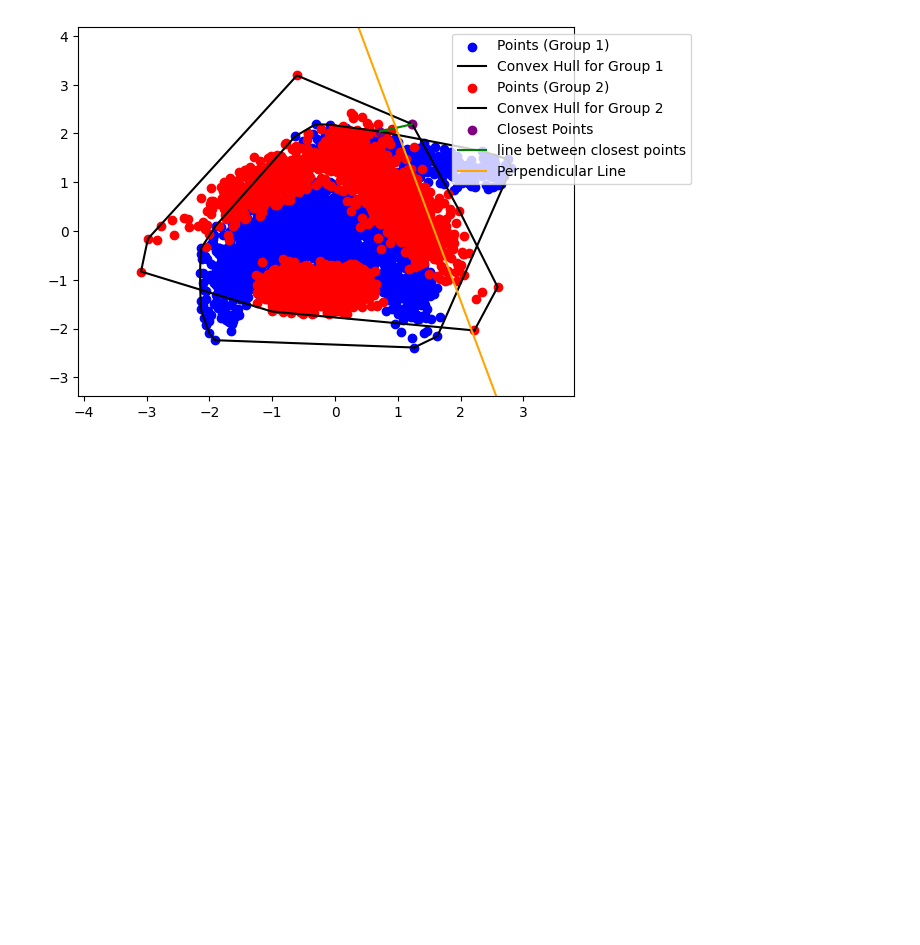
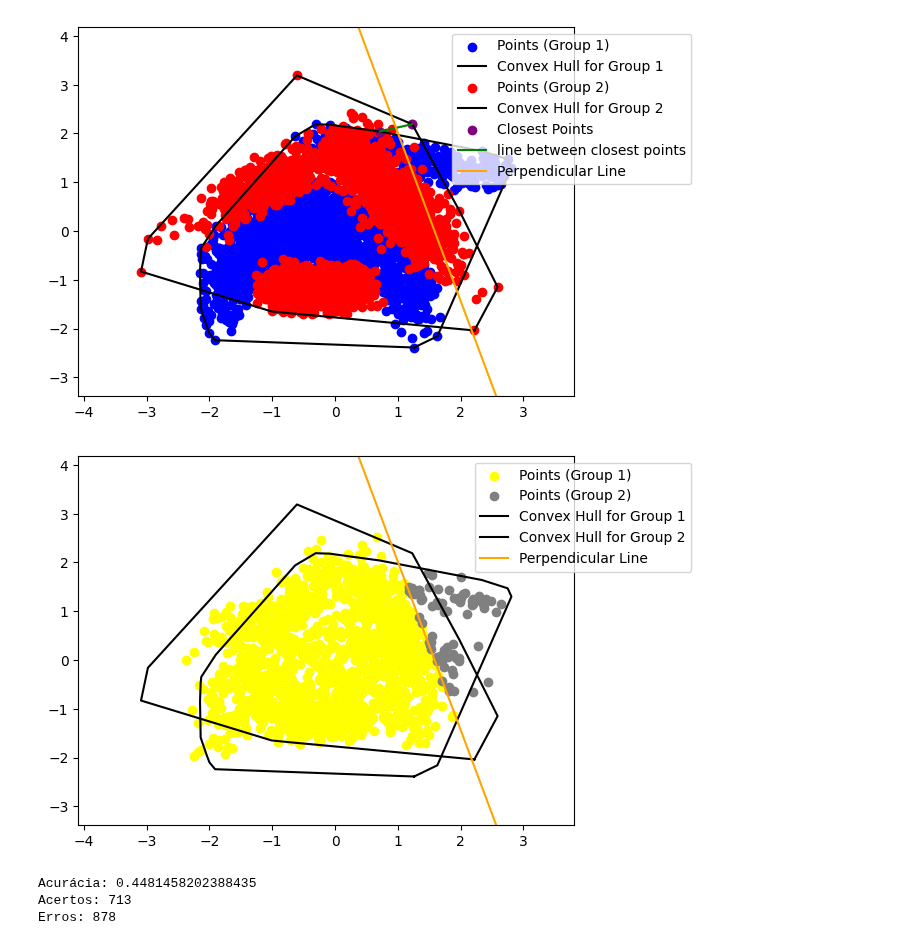
Before and after one commit to LeoOMaia/ALG-2, a Jupyter notebook: trabson.ipynb, the cells around one changed output. Cells and saved outputs as stored; diff of their text form; code cells hidden in the pictures; blank space fills up the shorter version.

Commit message:
taxa de acerto

```diff
--- a/trabson.ipynb
+++ b/trabson.ipynb
@@ -2,12 +2,12 @@
 import matplotlib.pyplot as plt
 from math import atan2
 # %%
-class point:
+class Point:
     def __init__(self,coordx,coordy):
         self.x = coordx
         self.y = coordy
 
-class group:
+class Group:
     points_group = []
     def __init__(self):
         self.points_group = []
@@ -30,16 +30,16 @@ treinamento = lines[:int(len(lines)*0.7)]
 teste = lines[int(len(lines)*0.7):]
 
 # criando grupos
-group1 = group()
-group2 = group()
+group1 = Group()
+group2 = Group()
 
 # preenchendo grupos com pontos, sendo que grupo1 sao os pontos da classe 1.0 e grupo2 sao os pontos da classe -1.0
 for line in treinamento:
     line = line.split(',')
     if float(line[2]) == 1.0:
-        group1.add_point(point(float(line[0]),float(line[1])))
+        group1.add_point(Point(float(line[0]),float(line[1])))
     else:
-        group2.add_point(point(float(line[0]),float(line[1])))
+        group2.add_point(Point(float(line[0]),float(line[1])))
 # %%
 # plotando os pontos de cada grupo
 group1_all_points_x = [point.x for point in group1.points_group]
@@ -242,3 +242,46 @@ plt.legend(loc='upper right', bbox_to_anchor=(1.25, 1))
 plt.show()
 # %% [output]
 [figure]
+# %%
+restante_pontos = []
+# verifica a distancia de todos os pontos restantes de teste para os pontos mais proximos
+# de quem o ponto esta mais proximo, ele pertence a esse grupo
+acertos = 0
+erros = 0
+group = 0
+for line in teste:
+    line = line.split(',')
+    point = [float(line[0]), float(line[1])]
+    if distance_squared(point, close_points[0]) < distance_squared(point, close_points[1]):
+        restante_pontos.append((point, 1))
+        group = 1.0
+    else:
+        restante_pontos.append((point, -1))
+        group = -1.0
+    if float(line[2]) == group:
+        acertos += 1
+    else:
+        erros += 1
+
+# plotando os pontos de teste
+group1_teste_x = [point[0][0] for point in restante_pontos if point[1] == 1]
+group1_teste_y = [point[0][1] for point in restante_pontos if point[1] == 1]
+group2_teste_x = [point[0][0] for point in restante_pontos if point[1] == -1]
+group2_teste_y = [point[0][1] for point in restante_pontos if point[1] == -1]
+plt.scatter(group1_teste_x, group1_teste_y, color='yellow', label='Points (Group 1)')
+plt.scatter(group2_teste_x, group2_teste_y, color='gray', label='Points (Group 2)')
+plt.plot(group1_x, group1_y, color='black', label='Convex Hull for Group 1')
+plt.plot(group2_x, group2_y, color='black', label='Convex Hull for Group 2')
+plt.plot([perpendicular_point1[0], perpendicular_point2[0]], [perpendicular_point1[1], perpendicular_point2[1]], color='orange', label='Perpendicular Line')
+plt.xlim([min(group1_all_points_x + group2_all_points_x) - 1, max(group1_all_points_x + group2_all_points_x) + 1])
+plt.ylim([min(group1_all_points_y + group2_all_points_y) - 1, max(group1_all_points_y + group2_all_points_y) + 1])
+plt.legend(loc='upper right', bbox_to_anchor=(1.25, 1))
+plt.show()
+# %% [output]
+[figure, added]
+# %%
+print(f"Acurácia: {acertos / len(restante_pontos)}\nAcertos: {acertos}\nErros: {erros}")
+# %% [output]
+Acurácia: 0.4481458202388435
+Acertos: 713
+Erros: 878
```
Also changed, not shown: 1 other file.
